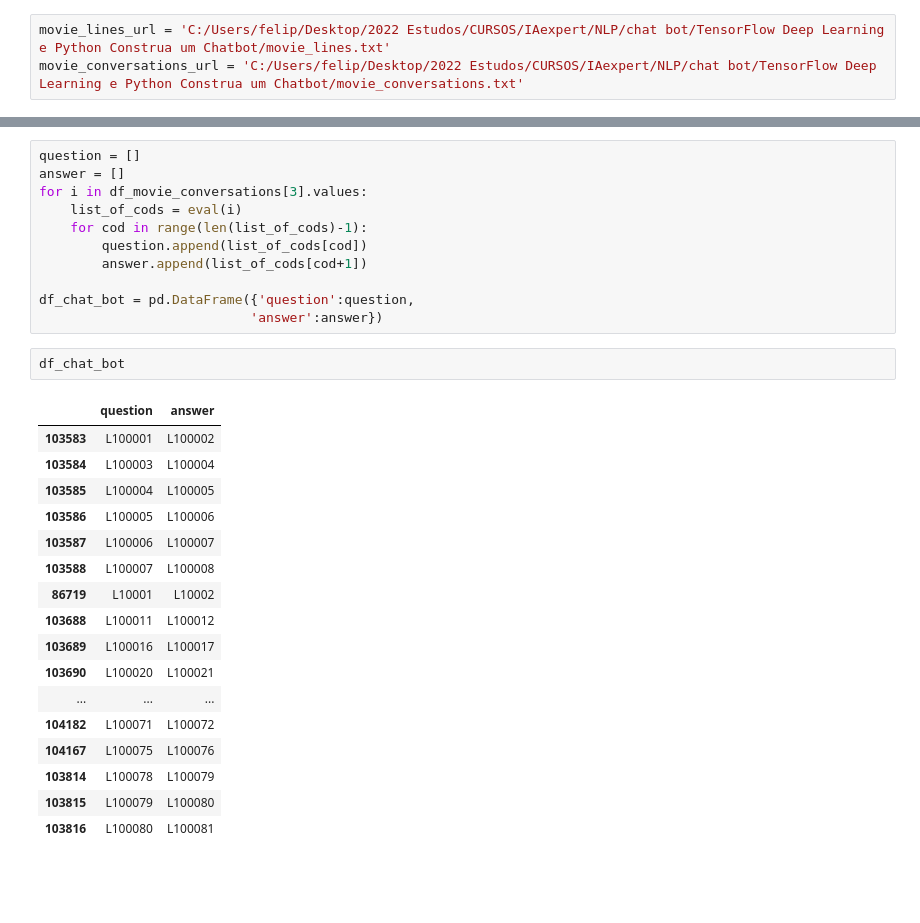
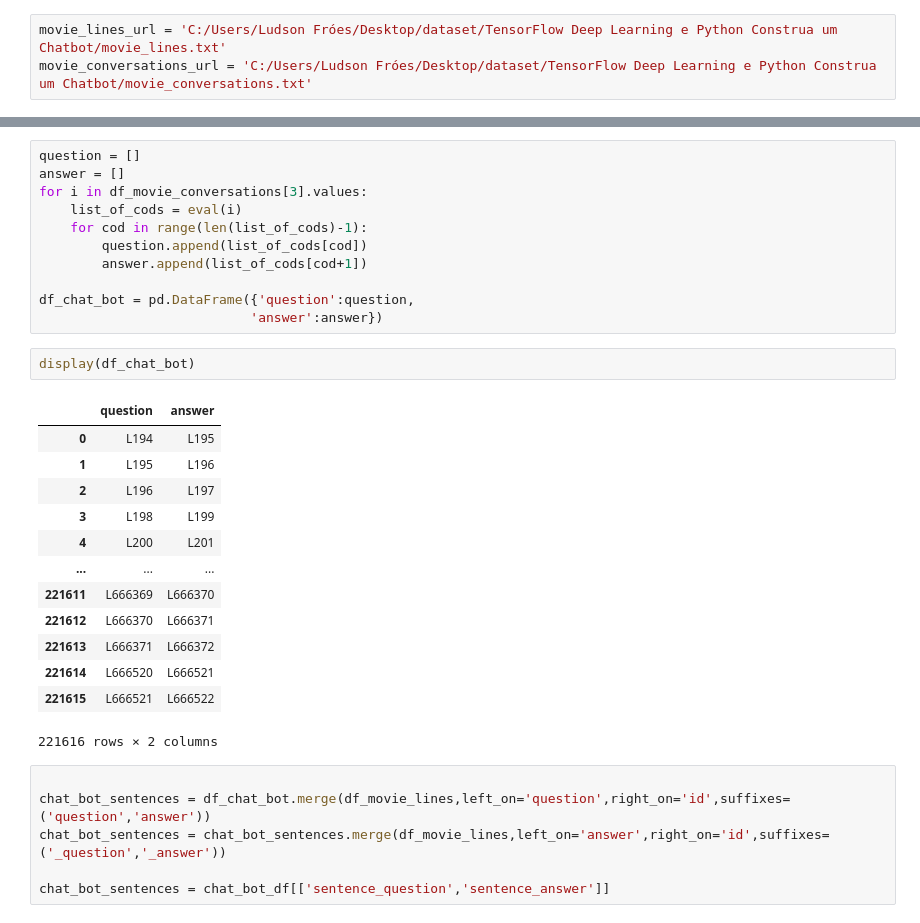
Before and after one commit to ludsonfelipe/data_projects, a Jupyter notebook: NLP - Chat Bot/Chat Bot.ipynb, the cells around one changed output, grey strips where cells are left out. Drawn from its saved outputs; the diff is of its cells as text; blank space fills up the shorter version.

Commit message:
chatbot1

```diff
--- a/NLP - Chat Bot/Chat Bot.ipynb
+++ b/NLP - Chat Bot/Chat Bot.ipynb
@@ -60,8 +60,8 @@ import re
 import time
 import keras
 # %%
-movie_lines_url = 'C:/Users/felip/Desktop/2022 Estudos/CURSOS/IAexpert/NLP/chat bot/TensorFlow Deep Learning e Python Construa um Chatbot/movie_lines.txt'
-movie_conversations_url = 'C:/Users/felip/Desktop/2022 Estudos/CURSOS/IAexpert/NLP/chat bot/TensorFlow Deep Learning e Python Construa um Chatbot/movie_conversations.txt'
+movie_lines_url = 'C:/Users/Ludson Fróes/Desktop/dataset/TensorFlow Deep Learning e Python Construa um Chatbot/movie_lines.txt'
+movie_conversations_url = 'C:/Users/Ludson Fróes/Desktop/dataset/TensorFlow Deep Learning e Python Construa um Chatbot/movie_conversations.txt'
 # %%
 # Read and create movie_lines DataFrame
 with open(movie_lines_url) as movie_lines:
@@ -86,23 +90,25 @@ for i in df_movie_conversations[3].values:
 
 df_chat_bot = pd.DataFrame({'question':question,
                            'answer':answer})
-# %%
-df_chat_bot
-# %% [output]
-|  | question | answer |
-| 103583 | L100001 | L100002 |
-| 103584 | L100003 | L100004 |
-| 103585 | L100004 | L100005 |
-| 103586 | L100005 | L100006 |
-| 103587 | L100006 | L100007 |
-| 103588 | L100007 | L100008 |
-| 86719 | L10001 | L10002 |
-| 103688 | L100011 | L100012 |
-| 103689 | L100016 | L100017 |
-| 103690 | L100020 | L100021 |
-| ... | ... | ... |
-| 104182 | L100071 | L100072 |
-| 104167 | L100075 | L100076 |
-| 103814 | L100078 | L100079 |
-| 103815 | L100079 | L100080 |
-| 103816 | L100080 | L100081 |
+# %%
+display(df_chat_bot)
+# %% [output]
+|  | question | answer |
+| 0 | L194 | L195 |
+| 1 | L195 | L196 |
+| 2 | L196 | L197 |
+| 3 | L198 | L199 |
+| 4 | L200 | L201 |
+| ... | ... | ... |
+| 221611 | L666369 | L666370 |
+| 221612 | L666370 | L666371 |
+| 221613 | L666371 | L666372 |
+| 221614 | L666520 | L666521 |
+| 221615 | L666521 | L666522 |
+221616 rows × 2 columns
+# %%
+
+chat_bot_sentences = df_chat_bot.merge(df_movie_lines,left_on='question',right_on='id',suffixes=('question','answer'))
+chat_bot_sentences = chat_bot_sentences.merge(df_movie_lines,left_on='answer',right_on='id',suffixes=('_question','_answer'))
+
+chat_bot_sentences = chat_bot_df[['sentence_question','sentence_answer']]
```
Also changed, not shown: parts of 7 cells of this notebook.
